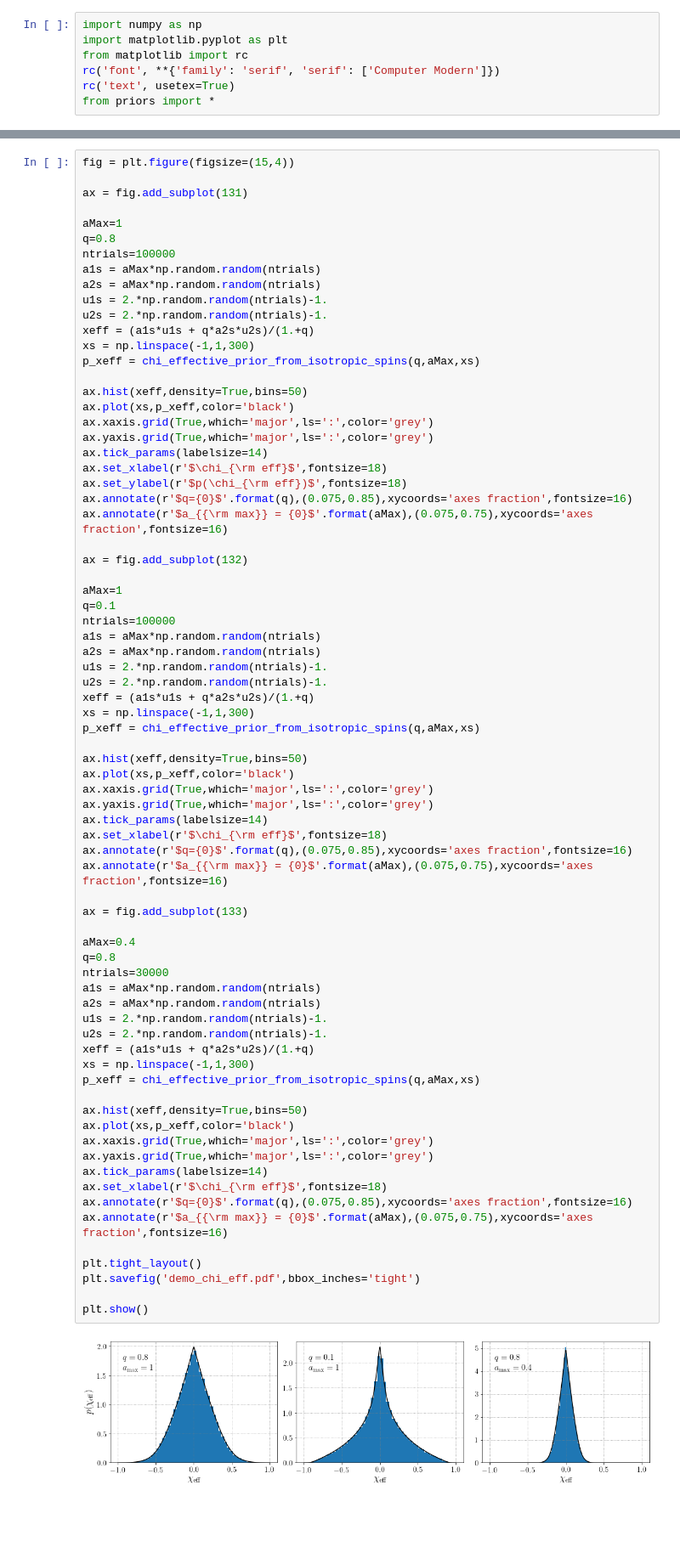
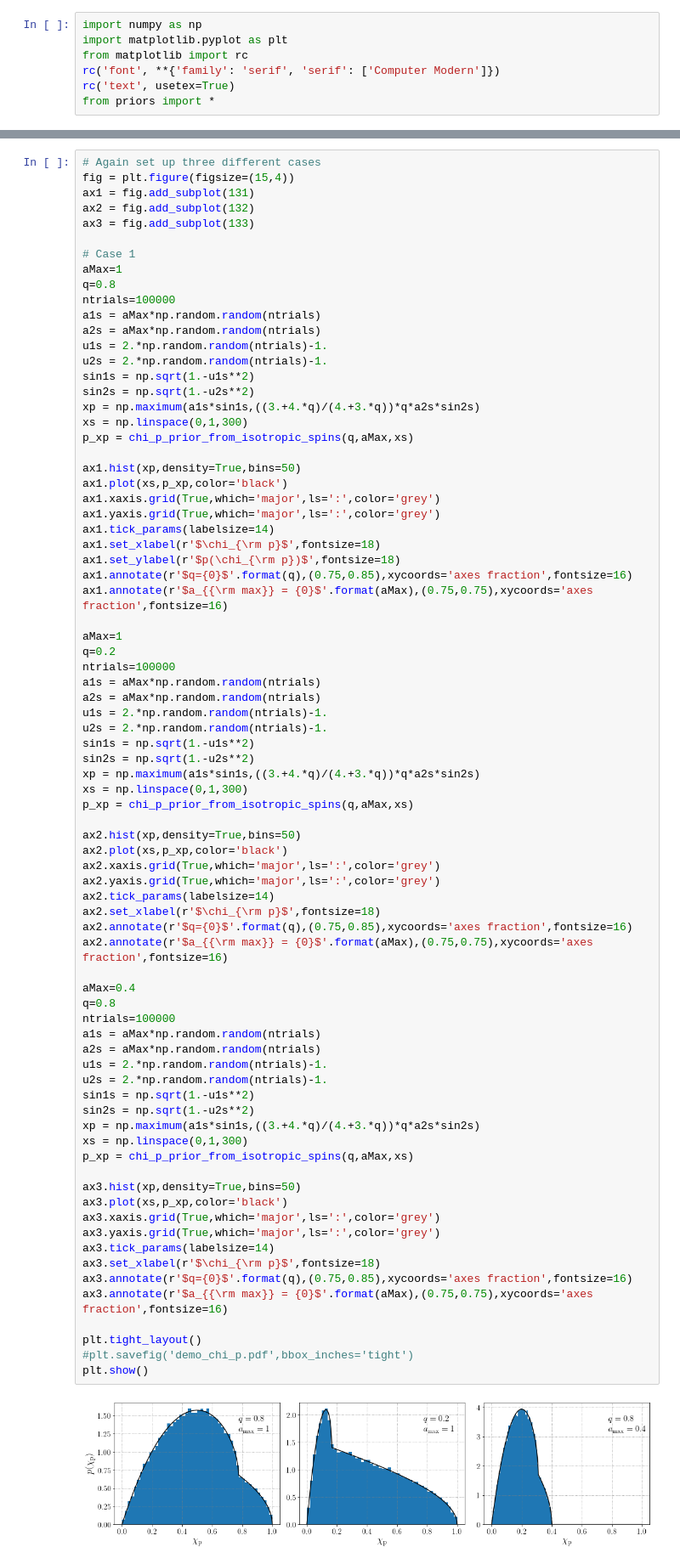
Before and after one commit to tcallister/effective-spin-priors, a Jupyter notebook: Demo.ipynb, the cells around one changed output, grey strips where cells are left out. Shown at 85% size. Drawn from its saved outputs; the diff is of its cells as text; blank space fills up the shorter version.

```diff
--- a/Demo.ipynb
+++ b/Demo.ipynb
@@ -79,76 +181,80 @@ plt.show()
 # %%
+# Again set up three different cases
 fig = plt.figure(figsize=(15,4))
+ax1 = fig.add_subplot(131)
+ax2 = fig.add_subplot(132)
+ax3 = fig.add_subplot(133)
 
-ax = fig.add_subplot(131)
-
+# Case 1
 aMax=1
 q=0.8
 ntrials=100000
 a1s = aMax*np.random.random(ntrials)
 a2s = aMax*np.random.random(ntrials)
 u1s = 2.*np.random.random(ntrials)-1.
 u2s = 2.*np.random.random(ntrials)-1.
-xeff = (a1s*u1s + q*a2s*u2s)/(1.+q)
-xs = np.linspace(-1,1,300)
-p_xeff = chi_effective_prior_from_isotropic_spins(q,aMax,xs)
+sin1s = np.sqrt(1.-u1s**2)
+sin2s = np.sqrt(1.-u2s**2)
+xp = np.maximum(a1s*sin1s,((3.+4.*q)/(4.+3.*q))*q*a2s*sin2s)
+xs = np.linspace(0,1,300)
+p_xp = chi_p_prior_from_isotropic_spins(q,aMax,xs)
 
-ax.hist(xeff,density=True,bins=50)
-ax.plot(xs,p_xeff,color='black')
-ax.xaxis.grid(True,which='major',ls=':',color='grey')
-ax.yaxis.grid(True,which='major',ls=':',color='grey')
-ax.tick_params(labelsize=14)
-ax.set_xlabel(r'$\chi_{\rm eff}$',fontsize=18)
-ax.set_ylabel(r'$p(\chi_{\rm eff})$',fontsize=18)
-ax.annotate(r'$q={0}$'.format(q),(0.075,0.85),xycoords='axes fraction',fontsize=16)
-ax.annotate(r'$a_{{\rm max}} = {0}$'.format(aMax),(0.075,0.75),xycoords='axes fraction',fontsize=16)
-
-ax = fig.add_subplot(132)
+ax1.hist(xp,density=True,bins=50)
+ax1.plot(xs,p_xp,color='black')
+ax1.xaxis.grid(True,which='major',ls=':',color='grey')
+ax1.yaxis.grid(True,which='major',ls=':',color='grey')
+ax1.tick_params(labelsize=14)
+ax1.set_xlabel(r'$\chi_{\rm p}$',fontsize=18)
+ax1.set_ylabel(r'$p(\chi_{\rm p})$',fontsize=18)
+ax1.annotate(r'$q={0}$'.format(q),(0.75,0.85),xycoords='axes fraction',fontsize=16)
+ax1.annotate(r'$a_{{\rm max}} = {0}$'.format(aMax),(0.75,0.75),xycoords='axes fraction',fontsize=16)
 
 aMax=1
-q=0.1
+q=0.2
 ntrials=100000
 a1s = aMax*np.random.random(ntrials)
 a2s = aMax*np.random.random(ntrials)
 u1s = 2.*np.random.random(ntrials)-1.
 u2s = 2.*np.random.random(ntrials)-1.
-xeff = (a1s*u1s + q*a2s*u2s)/(1.+q)
-xs = np.linspace(-1,1,300)
-p_xeff = chi_effective_prior_from_isotropic_spins(q,aMax,xs)
+sin1s = np.sqrt(1.-u1s**2)
+sin2s = np.sqrt(1.-u2s**2)
+xp = np.maximum(a1s*sin1s,((3.+4.*q)/(4.+3.*q))*q*a2s*sin2s)
+xs = np.linspace(0,1,300)
+p_xp = chi_p_prior_from_isotropic_spins(q,aMax,xs)
 
-ax.hist(xeff,density=True,bins=50)
-ax.plot(xs,p_xeff,color='black')
-ax.xaxis.grid(True,which='major',ls=':',color='grey')
-ax.yaxis.grid(True,which='major',ls=':',color='grey')
-ax.tick_params(labelsize=14)
-ax.set_xlabel(r'$\chi_{\rm eff}$',fontsize=18)
-ax.annotate(r'$q={0}$'.format(q),(0.075,0.85),xycoords='axes fraction',fontsize=16)
-ax.annotate(r'$a_{{\rm max}} = {0}$'.format(aMax),(0.075,0.75),xycoords='axes fraction',fontsize=16)
-
-ax = fig.add_subplot(133)
+ax2.hist(xp,density=True,bins=50)
+ax2.plot(xs,p_xp,color='black')
+ax2.xaxis.grid(True,which='major',ls=':',color='grey')
+ax2.yaxis.grid(True,which='major',ls=':',color='grey')
+ax2.tick_params(labelsize=14)
+ax2.set_xlabel(r'$\chi_{\rm p}$',fontsize=18)
+ax2.annotate(r'$q={0}$'.format(q),(0.75,0.85),xycoords='axes fraction',fontsize=16)
+ax2.annotate(r'$a_{{\rm max}} = {0}$'.format(aMax),(0.75,0.75),xycoords='axes fraction',fontsize=16)
 
 aMax=0.4
 q=0.8
-ntrials=30000
+ntrials=100000
 a1s = aMax*np.random.random(ntrials)
 a2s = aMax*np.random.random(ntrials)
 u1s = 2.*np.random.random(ntrials)-1.
 u2s = 2.*np.random.random(ntrials)-1.
-xeff = (a1s*u1s + q*a2s*u2s)/(1.+q)
-xs = np.linspace(-1,1,300)
-p_xeff = chi_effective_prior_from_isotropic_spins(q,aMax,xs)
+sin1s = np.sqrt(1.-u1s**2)
+sin2s = np.sqrt(1.-u2s**2)
+xp = np.maximum(a1s*sin1s,((3.+4.*q)/(4.+3.*q))*q*a2s*sin2s)
+xs = np.linspace(0,1,300)
+p_xp = chi_p_prior_from_isotropic_spins(q,aMax,xs)
 
-ax.hist(xeff,density=True,bins=50)
-ax.plot(xs,p_xeff,color='black')
-ax.xaxis.grid(True,which='major',ls=':',color='grey')
-ax.yaxis.grid(True,which='major',ls=':',color='grey')
-ax.tick_params(labelsize=14)
-ax.set_xlabel(r'$\chi_{\rm eff}$',fontsize=18)
-ax.annotate(r'$q={0}$'.format(q),(0.075,0.85),xycoords='axes fraction',fontsize=16)
-ax.annotate(r'$a_{{\rm max}} = {0}$'.format(aMax),(0.075,0.75),xycoords='axes fraction',fontsize=16)
+ax3.hist(xp,density=True,bins=50)
+ax3.plot(xs,p_xp,color='black')
+ax3.xaxis.grid(True,which='major',ls=':',color='grey')
+ax3.yaxis.grid(True,which='major',ls=':',color='grey')
+ax3.tick_params(labelsize=14)
+ax3.set_xlabel(r'$\chi_{\rm p}$',fontsize=18)
+ax3.annotate(r'$q={0}$'.format(q),(0.75,0.85),xycoords='axes fraction',fontsize=16)
+ax3.annotate(r'$a_{{\rm max}} = {0}$'.format(aMax),(0.75,0.75),xycoords='axes fraction',fontsize=16)
 
 plt.tight_layout()
-plt.savefig('demo_chi_eff.pdf',bbox_inches='tight')
-
+#plt.savefig('demo_chi_p.pdf',bbox_inches='tight')
 plt.show()
 # %% [output]
-[figure, old version]
+[figure, new version]
```
Also changed, not shown: parts of 6 cells of this notebook, 2 other files.
